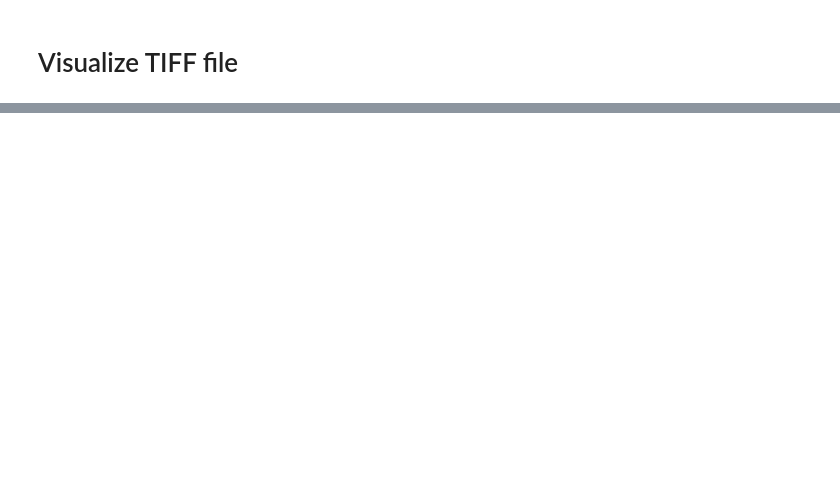
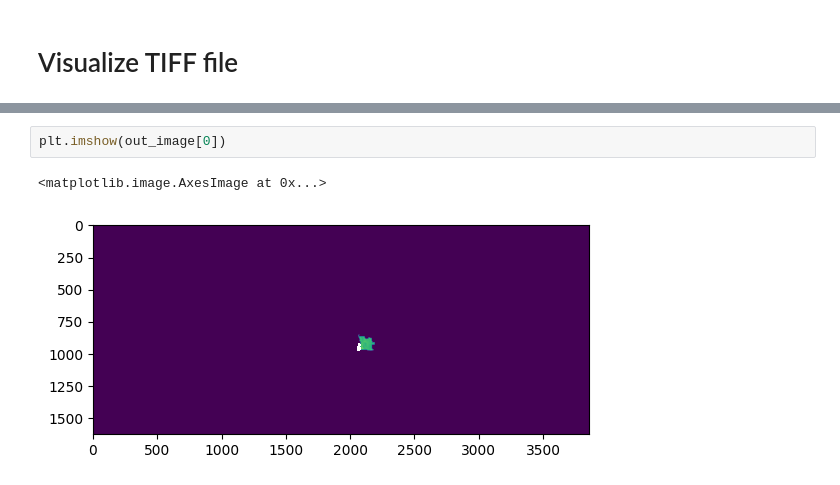
Before and after one commit to edrian-liao/angola-drought, a Jupyter notebook: notebooks/DataExploratory.ipynb, the cells around one changed output, grey strips where cells are left out. Saved outputs shown, nothing was run; the diff lists cells and outputs as text; blank space fills up the shorter version.

```diff
--- a/notebooks/DataExploratory.ipynb
+++ b/notebooks/DataExploratory.ipynb
@@ -59,0 +142,5 @@ plt.savefig('../figures/rszm_sample.png', dpi=300, bbox_inches='tight')
+# %%
+plt.imshow(out_image[0])
+# %% [output]
+<matplotlib.image.AxesImage at 0x...>
+[figure, added]
```
Also changed, not shown: parts of 22 cells of this notebook, 5 other files.
